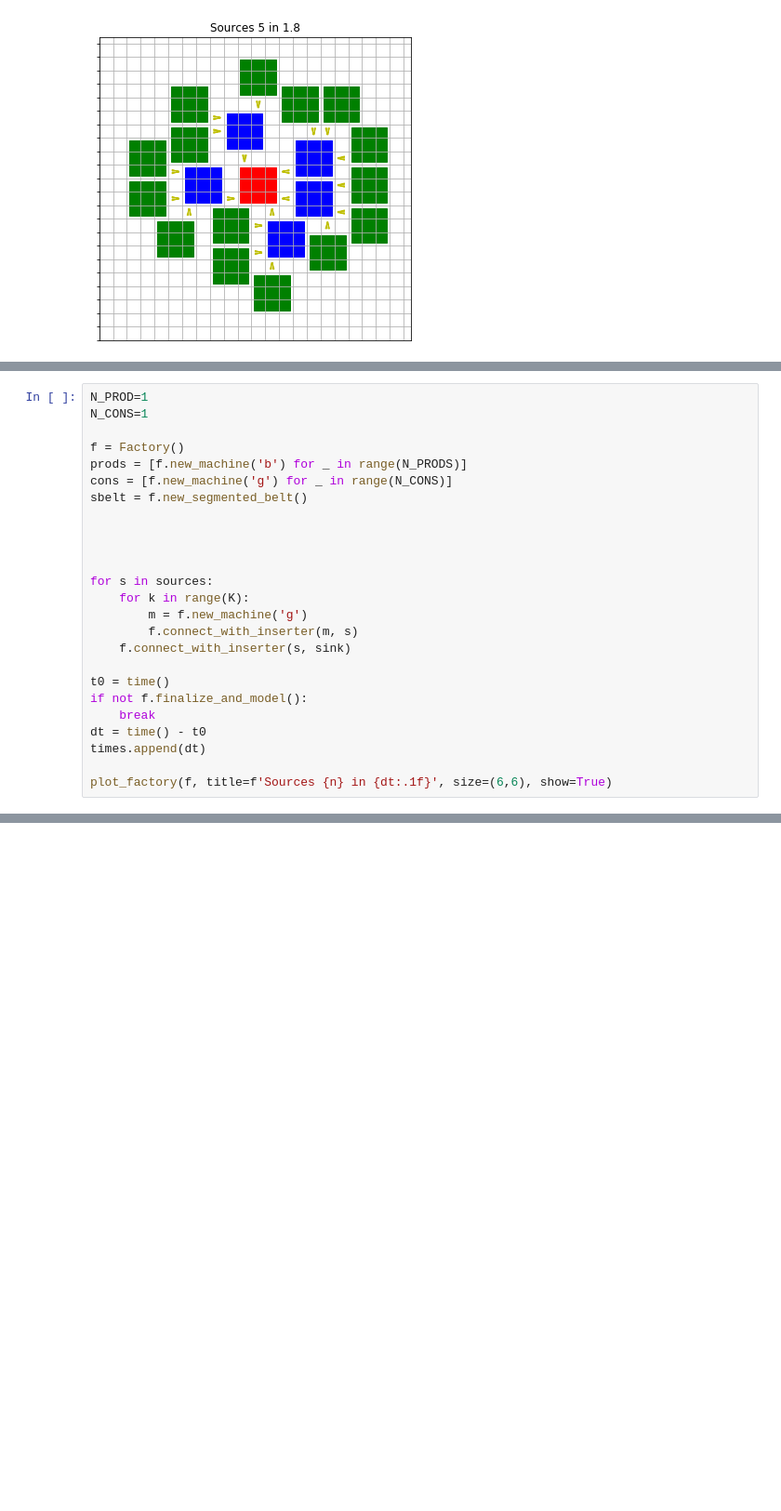
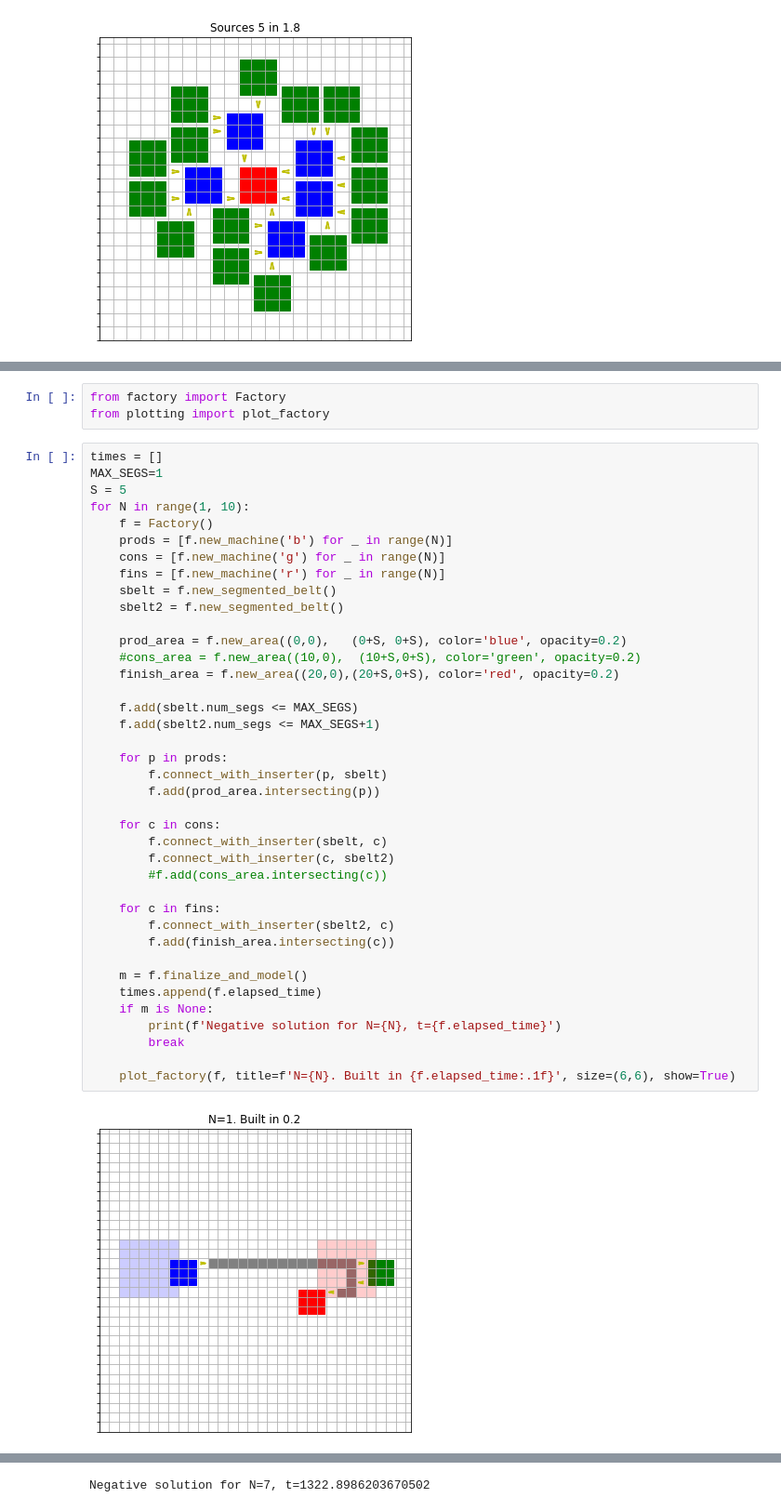
Before and after one commit to akamaus/factorio-ai, a Jupyter notebook: factories_demo.ipynb, the cells around one changed output, grey strips where cells are left out. Shown at 93% size. Saved outputs shown, nothing was run; the diff lists cells and outputs as text; blank space fills up the shorter version.

Commit message:
[DEMO] two areas, one belt, increasing number of machines

```diff
--- a/factories_demo.ipynb
+++ b/factories_demo.ipynb
@@ -243,25 +243,44 @@ for n in range(1,100):
-# %%
-N_PROD=1
-N_CONS=1
-
-f = Factory()
-prods = [f.new_machine('b') for _ in range(N_PRODS)]
-cons = [f.new_machine('g') for _ in range(N_CONS)]
-sbelt = f.new_segmented_belt()
-
-
-
-
-for s in sources:
-    for k in range(K):
-        m = f.new_machine('g')
-        f.connect_with_inserter(m, s)
-    f.connect_with_inserter(s, sink)
-
-t0 = time()
-if not f.finalize_and_model():
-    break
-dt = time() - t0
-times.append(dt)
-
-plot_factory(f, title=f'Sources {n} in {dt:.1f}', size=(6,6), show=True)
+# %%
+from factory import Factory
+from plotting import plot_factory
+# %%
+times = []
+MAX_SEGS=1
+S = 5
+for N in range(1, 10):
+    f = Factory()
+    prods = [f.new_machine('b') for _ in range(N)]
+    cons = [f.new_machine('g') for _ in range(N)]
+    fins = [f.new_machine('r') for _ in range(N)]
+    sbelt = f.new_segmented_belt()
+    sbelt2 = f.new_segmented_belt()
+
+    prod_area = f.new_area((0,0),   (0+S, 0+S), color='blue', opacity=0.2)
+    #cons_area = f.new_area((10,0),  (10+S,0+S), color='green', opacity=0.2)
+    finish_area = f.new_area((20,0),(20+S,0+S), color='red', opacity=0.2)
+
+    f.add(sbelt.num_segs <= MAX_SEGS)
+    f.add(sbelt2.num_segs <= MAX_SEGS+1)
+
+    for p in prods:
+        f.connect_with_inserter(p, sbelt)
+        f.add(prod_area.intersecting(p))
+
+    for c in cons:
+        f.connect_with_inserter(sbelt, c)
+        f.connect_with_inserter(c, sbelt2)
+        #f.add(cons_area.intersecting(c))
+
+    for c in fins:
+        f.connect_with_inserter(sbelt2, c)
+        f.add(finish_area.intersecting(c))
+
+    m = f.finalize_and_model()
+    times.append(f.elapsed_time)
+    if m is None:
+        print(f'Negative solution for N={N}, t={f.elapsed_time}')
+        break
+
+    plot_factory(f, title=f'N={N}. Built in {f.elapsed_time:.1f}', size=(6,6), show=True)
+# %% [output]
+[figure, added]
@@ -267,0 +292 @@ plot_factory(f, title=f'Sources {n} in {dt:.1f}', size=(6,6), show=True)
+Negative solution for N=7, t=1322.8986203670502
```
Also changed, not shown: parts of 2 cells of this notebook, 1 other file.
